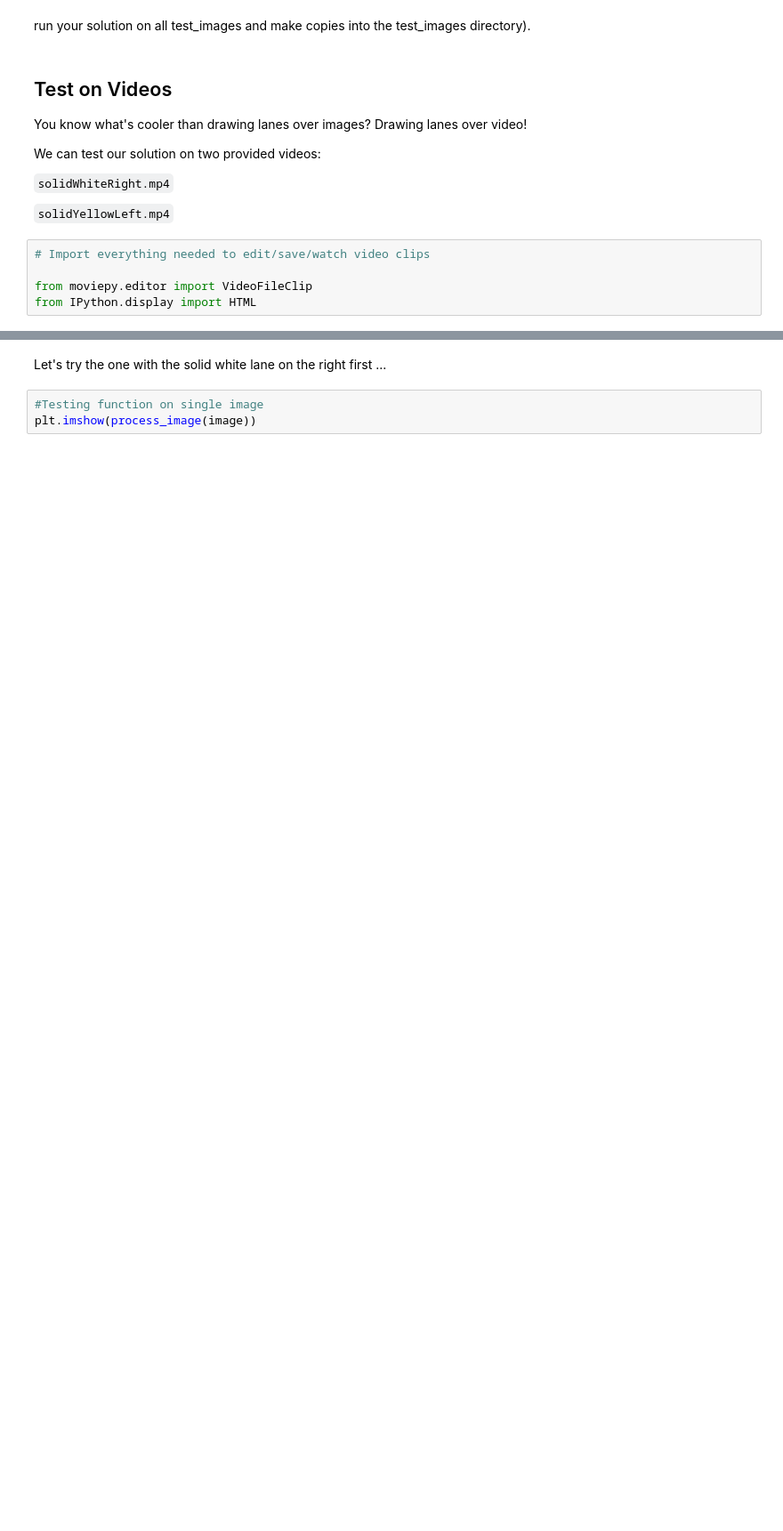
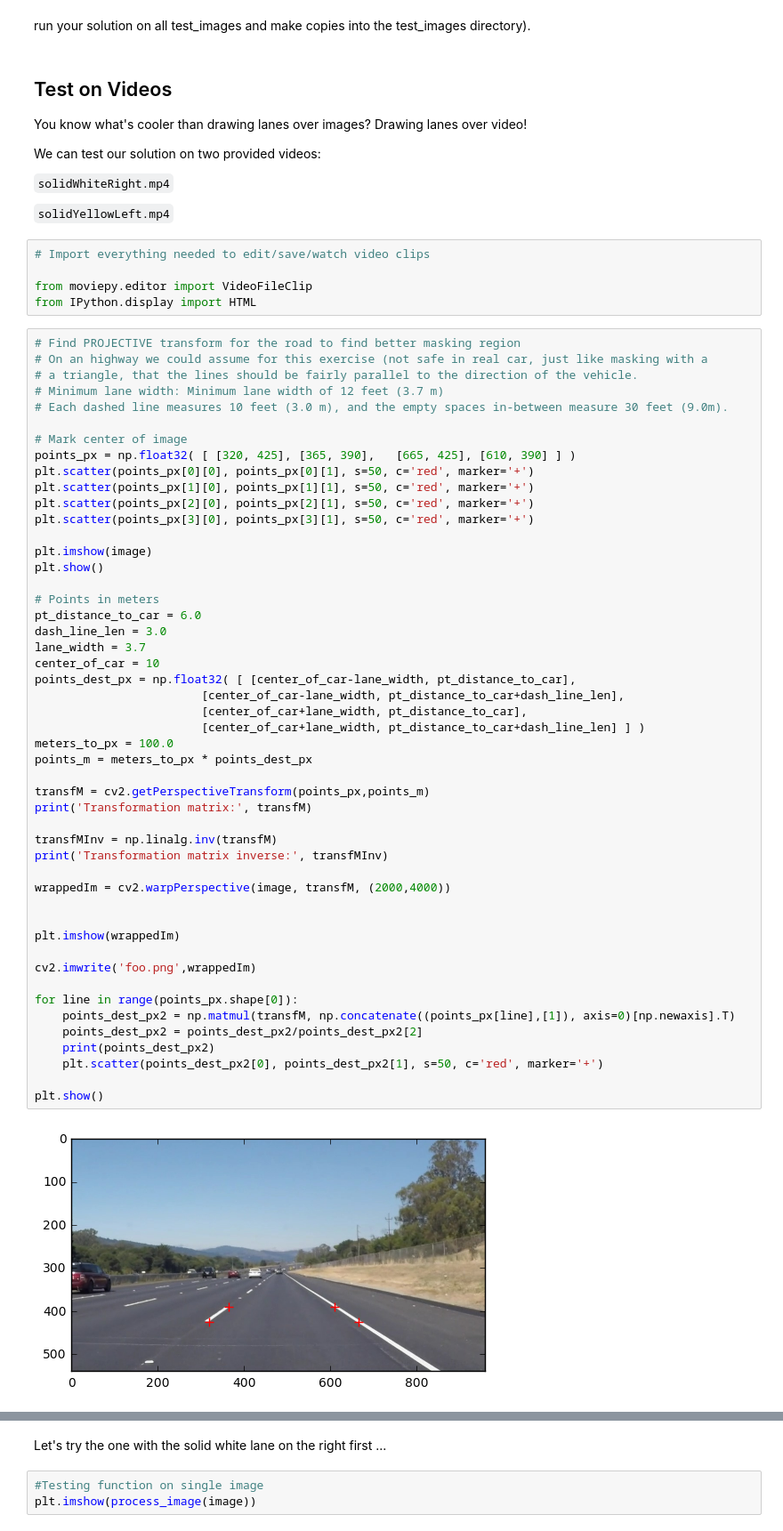
Before and after one commit to rdjondo/CarND-LaneLines-P1, a Jupyter notebook: P1.ipynb, the cells around one changed output, grey strips where cells are left out. Shown at 89% size. Saved outputs shown, nothing was run; the diff lists cells and outputs as text; blank space fills up the shorter version.

Commit message:
Added projective transform, but line alignment does not seem to work

```diff
--- a/P1.ipynb
+++ b/P1.ipynb
@@ -186,3 +198,54 @@ We can test our solution on two provided videos:
 
 from moviepy.editor import VideoFileClip
 from IPython.display import HTML
+# %%
+# Find PROJECTIVE transform for the road to find better masking region
+# On an highway we could assume for this exercise (not safe in real car, just like masking with a
+# a triangle, that the lines should be fairly parallel to the direction of the vehicle.
+# Minimum lane width: Minimum lane width of 12 feet (3.7 m)
+# Each dashed line measures 10 feet (3.0 m), and the empty spaces in-between measure 30 feet (9.0m).
+
+# Mark center of image
+points_px = np.float32( [ [320, 425], [365, 390],   [665, 425], [610, 390] ] )
+plt.scatter(points_px[0][0], points_px[0][1], s=50, c='red', marker='+')
+plt.scatter(points_px[1][0], points_px[1][1], s=50, c='red', marker='+')
+plt.scatter(points_px[2][0], points_px[2][1], s=50, c='red', marker='+')
+plt.scatter(points_px[3][0], points_px[3][1], s=50, c='red', marker='+')
+
+plt.imshow(image)
+plt.show()
+
+# Points in meters
+pt_distance_to_car = 6.0
+dash_line_len = 3.0
+lane_width = 3.7
+center_of_car = 10
+points_dest_px = np.float32( [ [center_of_car-lane_width, pt_distance_to_car],
+                        [center_of_car-lane_width, pt_distance_to_car+dash_line_len],
+                        [center_of_car+lane_width, pt_distance_to_car],
+                        [center_of_car+lane_width, pt_distance_to_car+dash_line_len] ] )
+meters_to_px = 100.0
+points_m = meters_to_px * points_dest_px
+
+transfM = cv2.getPerspectiveTransform(points_px,points_m)
+print('Transformation matrix:', transfM)
+
+transfMInv = np.linalg.inv(transfM)
+print('Transformation matrix inverse:', transfMInv)
+
+wrappedIm = cv2.warpPerspective(image, transfM, (2000,4000))
+
+
+plt.imshow(wrappedIm)
+
+cv2.imwrite('foo.png',wrappedIm)
+
+for line in range(points_px.shape[0]):
+    points_dest_px2 = np.matmul(transfM, np.concatenate((points_px[line],[1]), axis=0)[np.newaxis].T)
+    points_dest_px2 = points_dest_px2/points_dest_px2[2]
+    print(points_dest_px2)
+    plt.scatter(points_dest_px2[0], points_dest_px2[1], s=50, c='red', marker='+')
+
+plt.show()
+# %% [output]
+[figure, added]
```
Also changed, not shown: parts of 13 cells of this notebook.
